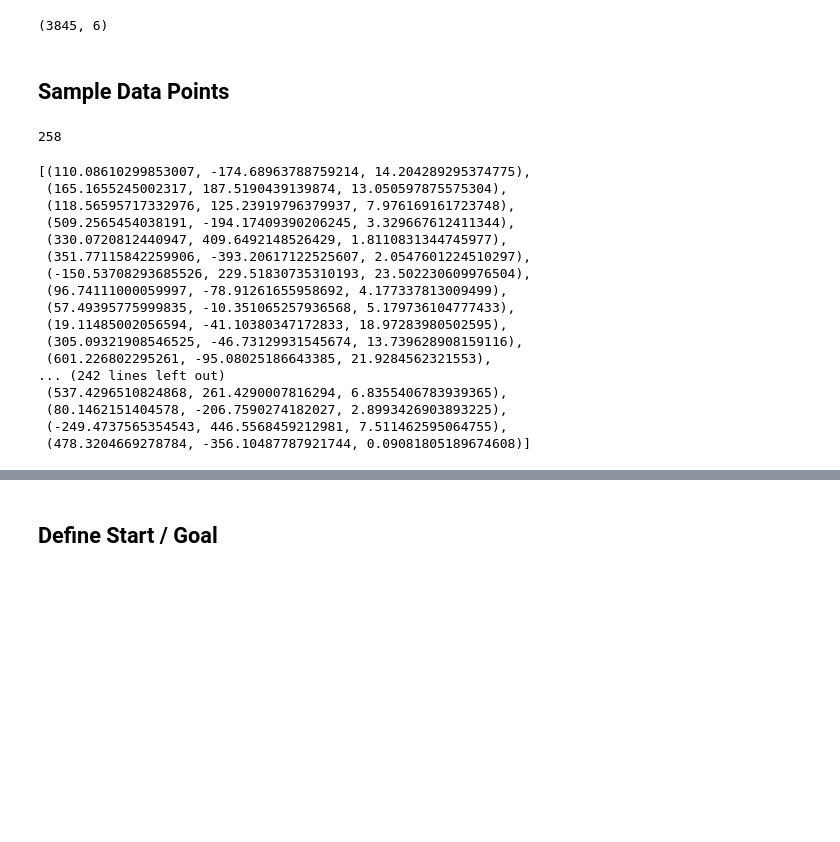
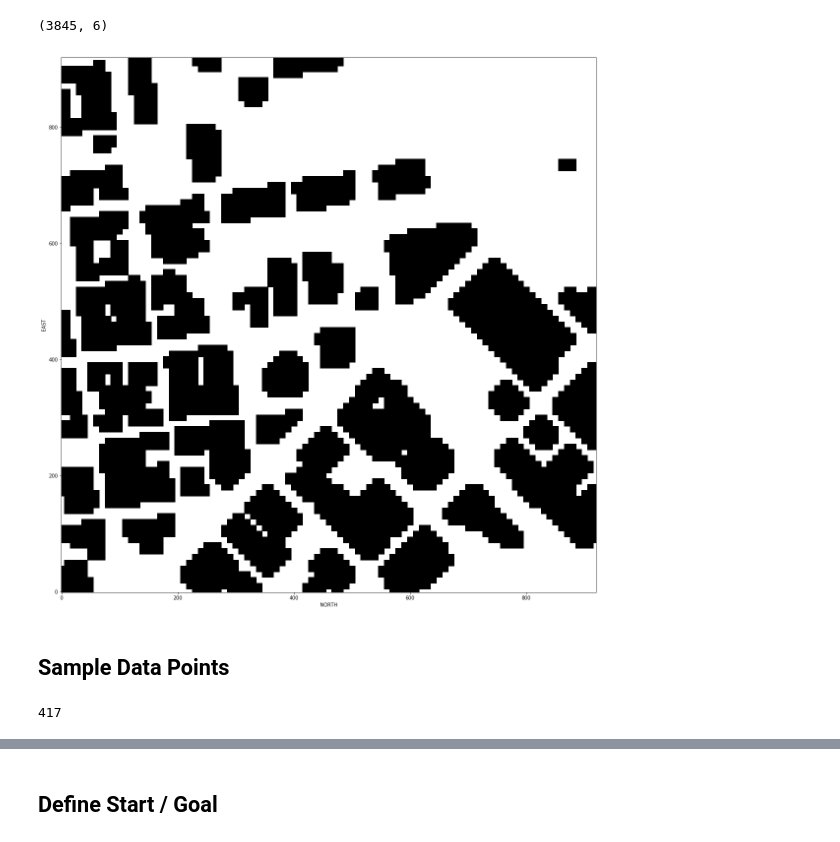
Before and after one commit to fierval/fcnd, a Jupyter notebook: motion_planning/Receding-Horizon.ipynb, the cells around one changed output, grey strips where cells are left out. Cells and saved outputs as stored; diff of their text form; code cells hidden in the pictures; blank space fills up the shorter version.

```diff
--- a/motion_planning/Receding-Horizon.ipynb
+++ b/motion_planning/Receding-Horizon.ipynb
@@ -58,35 +58,18 @@ data.shape
 # %%
 flight_altitude = 25
 safety_distance = 5
 grid, north_min, east_min = create_grid(data, flight_altitude, safety_distance)
+visualize_grid(grid, data)
+# %% [output]
+[figure, added]
 # %% [markdown]
 ## Sample Data Points ##
 # %%
-sampler = Sampler(data, zmax=flight_altitude)
-nodes = sampler.sample(600)
+sampler = Sampler(data, safety_distance, zmin = 10, zmax=flight_altitude)
+nodes = sampler.sample(2000)
 len(nodes)
 # %% [output]
-258
+417
-# %%
-nodes
-# %% [output]
-[(110.08610299853007, -174.68963788759214, 14.204289295374775),
- (165.1655245002317, 187.5190439139874, 13.050597875575304),
- (118.56595717332976, 125.23919796379937, 7.976169161723748),
- (509.2565454038191, -194.17409390206245, 3.329667612411344),
- (330.0720812440947, 409.6492148526429, 1.8110831344745977),
- (351.77115842259906, -393.20617122525607, 2.0547601224510297),
- (-150.53708293685526, 229.51830735310193, 23.502230609976504),
- (96.74111000059997, -78.91261655958692, 4.177337813009499),
- (57.49395775999835, -10.351065257936568, 5.179736104777433),
- (19.11485002056594, -41.10380347172833, 18.97283980502595),
- (305.09321908546525, -46.73129931545674, 13.739628908159116),
- (601.226802295261, -95.08025186643385, 21.9284562321553),
-... (242 lines left out)
- (537.4296510824868, 261.4290007816294, 6.8355406783939365),
- (80.1462151404578, -206.7590274182027, 2.8993426903893225),
- (-249.4737565354543, 446.5568459212981, 7.511462595064755),
- (478.3204669278784, -356.10487787921744, 0.09081805189674608)]
 # %%
 visualize_points(grid, data, nodes)
 # %% [output]
```
Also changed, not shown: parts of 10 cells of this notebook, 1 other file.
